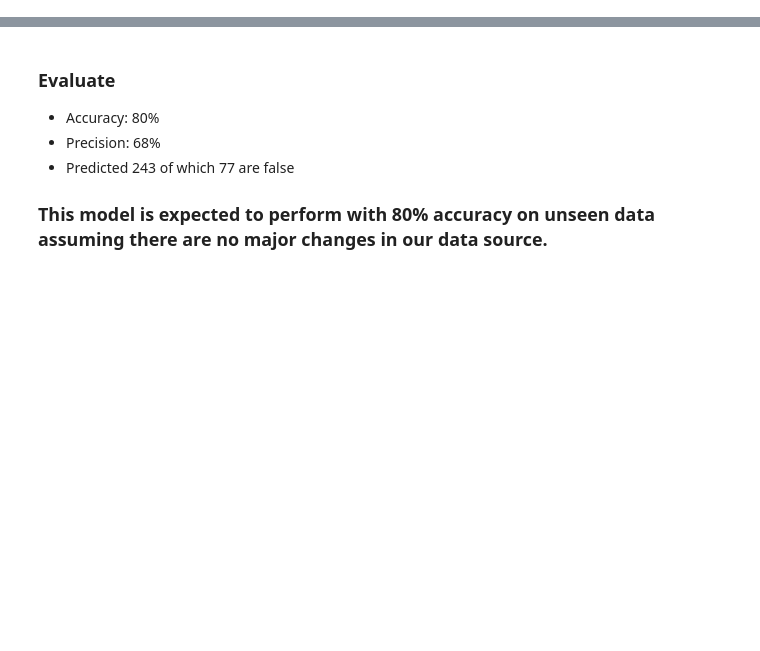
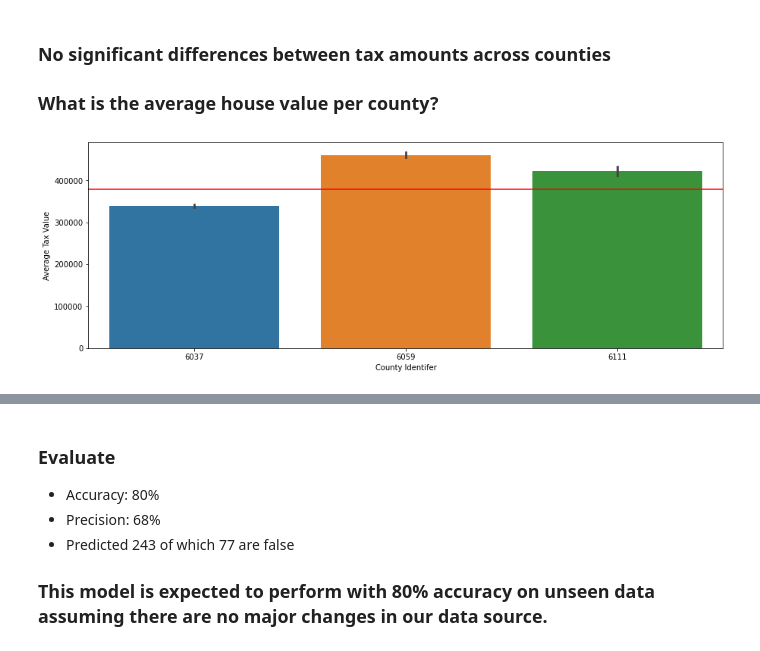
Before and after one commit to kanieladenis/zillow_regression_project, a Jupyter notebook: zillow_regression_project_report.ipynb, the cells around one changed output, grey strips where cells are left out. Cells and saved outputs as stored; diff of their text form; code cells hidden in the pictures; blank space fills up the shorter version.

```diff
--- a/zillow_regression_project_report.ipynb
+++ b/zillow_regression_project_report.ipynb
@@ -746,0 +77,13 @@ weighted avg       0.78      0.80      0.78      1409
+# %% [markdown]
+### No significant differences between tax amounts across counties
+
+### What is the average house value per county?
+# %%
+plt.figure(figsize=(15,5))
+sns.barplot(x=train.fips, y=train.tax_value)
+plt.axhline(y=train.tax_value.mean(), color='red')
+plt.xlabel('County Identifer')
+plt.ylabel('Average Tax Value')
+plt.show()
+# %% [output]
+[figure, added]
```
Also changed, not shown: parts of 113 cells of this notebook, 5 other files.
